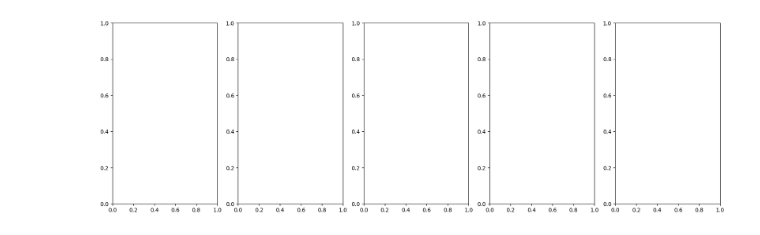
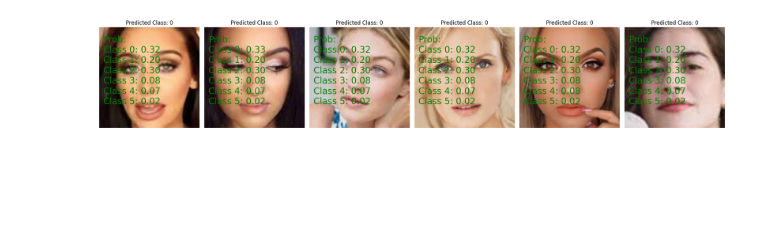
Before and after one commit to Peiteng-Chuang/Mediapipe-_face_recognition, a Jupyter notebook: model_train/face_shape/shape_clfr_resnet.ipynb, the cells around one changed output. Saved outputs shown, nothing was run; the diff lists cells and outputs as text; code cells hidden in the pictures; blank space fills up the shorter version.

```diff
--- a/model_train/face_shape/shape_clfr_resnet.ipynb
+++ b/model_train/face_shape/shape_clfr_resnet.ipynb
@@ -77,11 +77,11 @@ tf.keras.backend.clear_session()
 # 定义图像数据生成器用于数据增强
 train_datagen = ImageDataGenerator(
     rescale=1.0/255,
-    rotation_range=40,
-    width_shift_range=0.2,
-    height_shift_range=0.2,
-    shear_range=0.2,
-    zoom_range=0.2,
+    rotation_range=20,
+    width_shift_range=0.1,
+    height_shift_range=0.1,
+    shear_range=0.0,
+    zoom_range=0.0,
     horizontal_flip=True,
     fill_mode='nearest'
 )
@@ -170,10 +170,10 @@ Epoch 11/50
 # %%
 #載入舊模型
-import numpy as np
-import cv2
-from tensorflow.keras.models import load_model
-load_model_path='C:/DL_model/best_model.h5'
-model = load_model(load_model_path)
+# import numpy as np
+# import cv2
+# from tensorflow.keras.models import load_model
+# load_model_path='C:/DL_model/best_model.h5'
+# model = load_model(load_model_path)
 # %%
 import matplotlib.pyplot as plt
 
@@ -200,11 +200,11 @@ def predict_and_plot(image_path, model, ax):
     ax.text(10, 20, f'Prob:\n{prob_distribution_str}', fontsize=20, ha='left', va='top', color='green')
 
 # List of image paths
-image_paths = ['./test_data/square.jpg', './test_data/heart.jpg', './test_data/long.jpg',
-               './test_data/round.jpg', './test_data/trangle.jpg']
+image_paths = ['./test_data/0.jpg', './test_data/1.jpg', './test_data/2.jpg',
+               './test_data/3.jpg', './test_data/4.jpg','./test_data/5.jpg']
 
 # Create subplots for each image
-fig, axes = plt.subplots(1, 5, figsize=(20, 6))
+fig, axes = plt.subplots(1, 6, figsize=(20, 6))
 
 # Iterate over each image path and plot
 for i, image_path in enumerate(image_paths):
@@ -220 +222 @@ ValueError: in user code:
-[figure, old version]
+[figure, new version]
```
Also changed, not shown: parts of 4 cells of this notebook, 5 other files.
